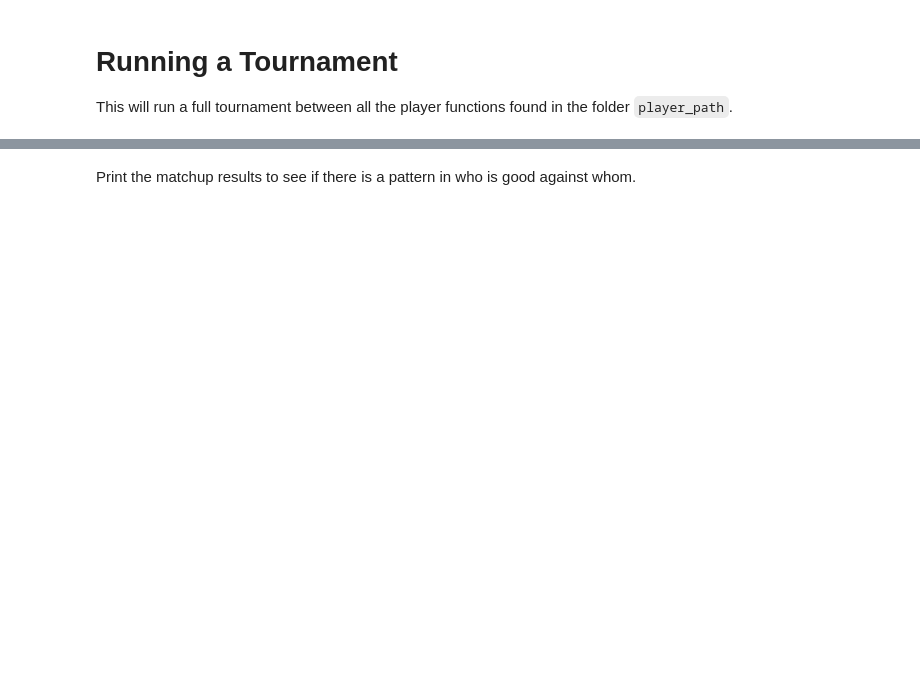
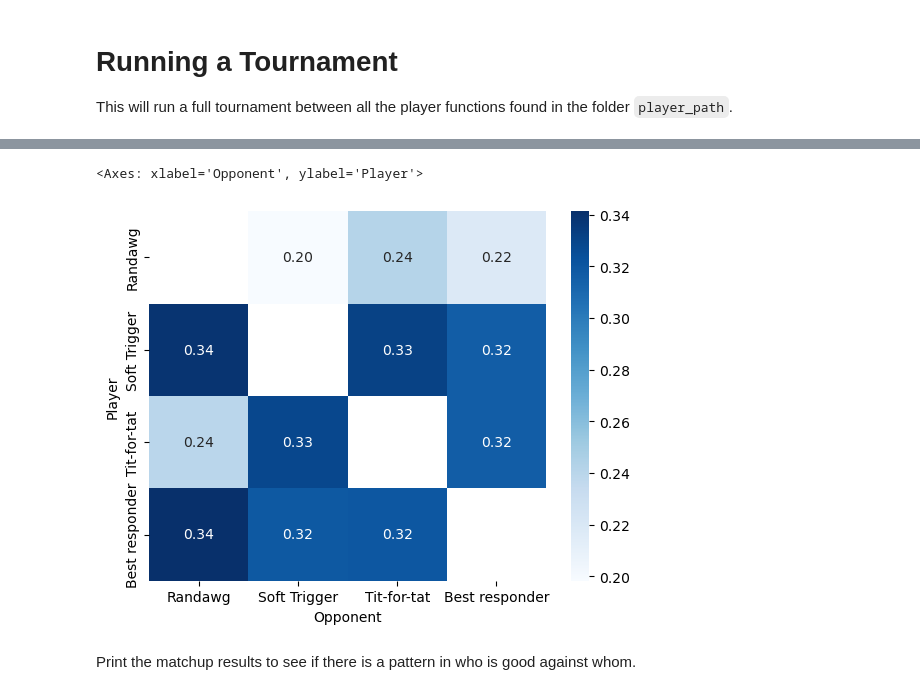
Before and after one commit to GamEconCph/Konkurrence-3, a Jupyter notebook: long.ipynb, the cells around one changed output, grey strips where cells are left out. Drawn from its saved outputs; the diff is of its cells as text; code cells hidden in the pictures; blank space fills up the shorter version.

```diff
--- a/long.ipynb
+++ b/long.ipynb
@@ -167,3 +167,8 @@ matchup_results
+# %%
+sns.heatmap(matchup_results, annot=True, fmt='.2f', cmap='Blues')
+# %% [output]
+<Axes: xlabel='Opponent', ylabel='Player'>
+[figure, added]
 # %% [markdown]
 Print the matchup results to see if there is a pattern in who is good against whom.
 # %%
```
Also changed, not shown: parts of 12 cells of this notebook, 6 other files.
